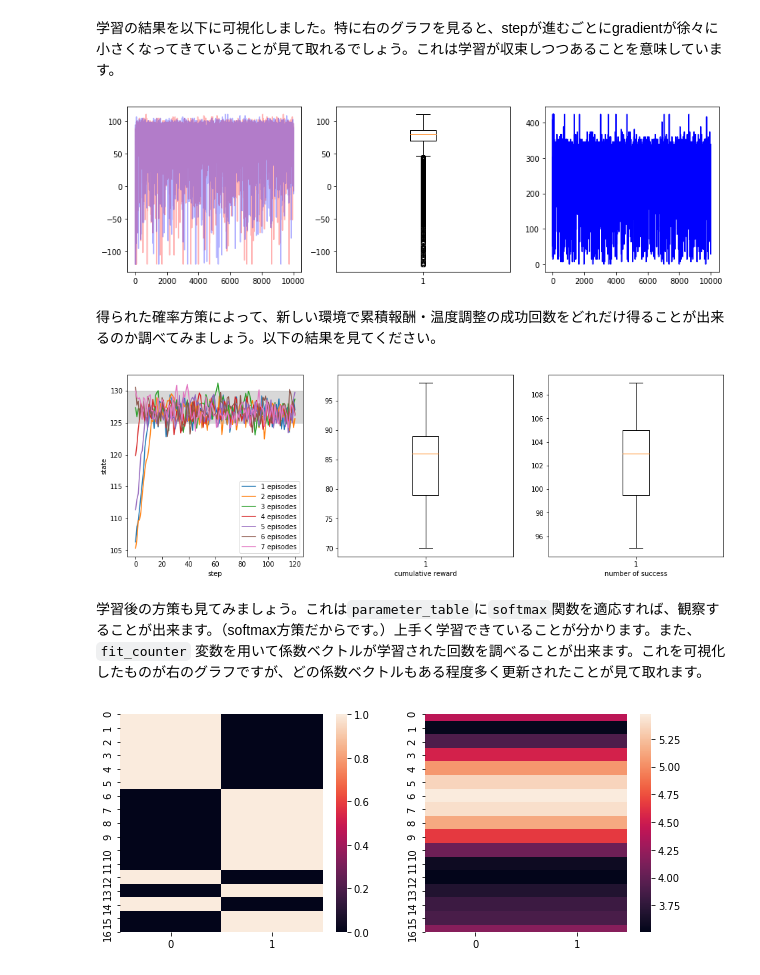
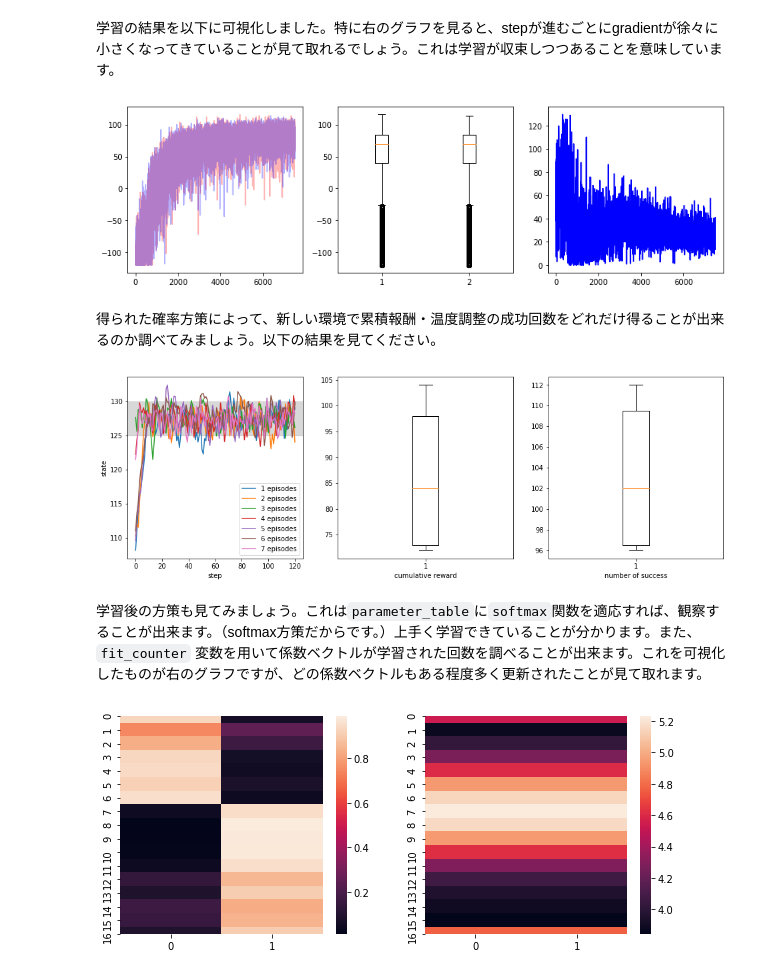
Before and after one commit to utaka233/reinforcement_learning_sugakubunka, a Jupyter notebook: note3_policy_gradient.ipynb, the cells around one changed output. Saved outputs shown, nothing was run; the diff lists cells and outputs as text; code cells hidden in the pictures.

```diff
--- a/note3_policy_gradient.ipynb
+++ b/note3_policy_gradient.ipynb
@@ -58,7 +58,7 @@ np.unique(actions, return_counts = True)
 
 とします。
 # %%
-n_episodes = 10000
+n_episodes = 7500
 n_actions = 120
 env = EnvSensor()
 rew = Reward()
@@ -79,20 +79,24 @@ REINFORCE algorithmの学習は、episode単位（複数episodeでもよい）
 # %%
 for i in tqdm(range(n_episodes)):
     state = env.reset()
+
     for j in range(1, n_actions+1):
         action = pol.get_action(state = state)
         state = env.get_state(action = action)
         reward = rew.get_reward(state = state)
         reward_each_episode.append(reward)    # rewardのログを保存
+
         if stop_episode(time = j) == 0:
-            pol.fit(reward = reward, gamma = 1.0, learning_rate = 1.0/(i+1),
+            pol.fit(reward = reward, gamma = 1.0, learning_rate = 0.01/120,
                     end_of_episode = False, val = True)
+
         if stop_episode(time = j) == 1:
-            pol.fit(reward = reward, gamma = 1.0, learning_rate = 1.0/(i+1),
+            pol.fit(reward = reward, gamma = 1.0, learning_rate = 0.01/120,
                     end_of_episode = True, val = True)
             cumulative_rewards.append(np.sum(reward_each_episode))    # episodeの累積報酬のログを取る。
             reward_each_episode = []    # rewardのログを初期化。
             break
+
 print("End of all episodes")
 # %% [output]
 End of all episodes
@@ -101,22 +105,22 @@ End of all episodes
 # %%
 episode_index = [i for i in range(n_episodes)]
 plt.figure(figsize = (14, 4))
 plt.subplot(1, 3, 1)
 plt.plot(episode_index, cumulative_rewards, color = "red", alpha = 0.3)
 plt.plot(episode_index, pol.val_cumulative_rewards, color = "blue", alpha = 0.3)
 plt.subplot(1, 3, 2)
-plt.boxplot(pol.val_cumulative_rewards)
+plt.boxplot([cumulative_rewards, pol.val_cumulative_rewards])
 plt.subplot(1, 3, 3)
 plt.plot(episode_index, pol.mean_absolute_gradient_history, color = "blue")
 plt.show()
 # %% [output]
-[figure, old version]
+[figure, new version]
 # %% [markdown]
 得られた確率方策によって、新しい環境で累積報酬・温度調整の成功回数をどれだけ得ることが出来るのか調べてみましょう。以下の結果を見てください。
 # %%
 plot_demo(env = env, pol = pol, n_episodes = 7, steps_per_episode = 120)
 # %% [output]
-[figure, old version]
+[figure, new version]
 # %% [markdown]
 学習後の方策も見てみましょう。これは`parameter_table`に`softmax`関数を適応すれば、観察することが出来ます。（softmax方策だからです。）上手く学習できていることが分かります。また、`fit_counter` 変数を用いて係数ベクトルが学習された回数を調べることが出来ます。これを可視化したものが右のグラフですが、どの係数ベクトルもある程度多く更新されたことが見て取れます。
 # %%
@@ -127,4 +131,4 @@ plt.subplot(1, 2, 2)
 sns.heatmap(np.log10(pol.fit_counter+1))
 plt.show()
 # %% [output]
-[figure, old version]
+[figure, new version]
```
Also changed, not shown: parts of 3 cells of this notebook, 1 other file.
